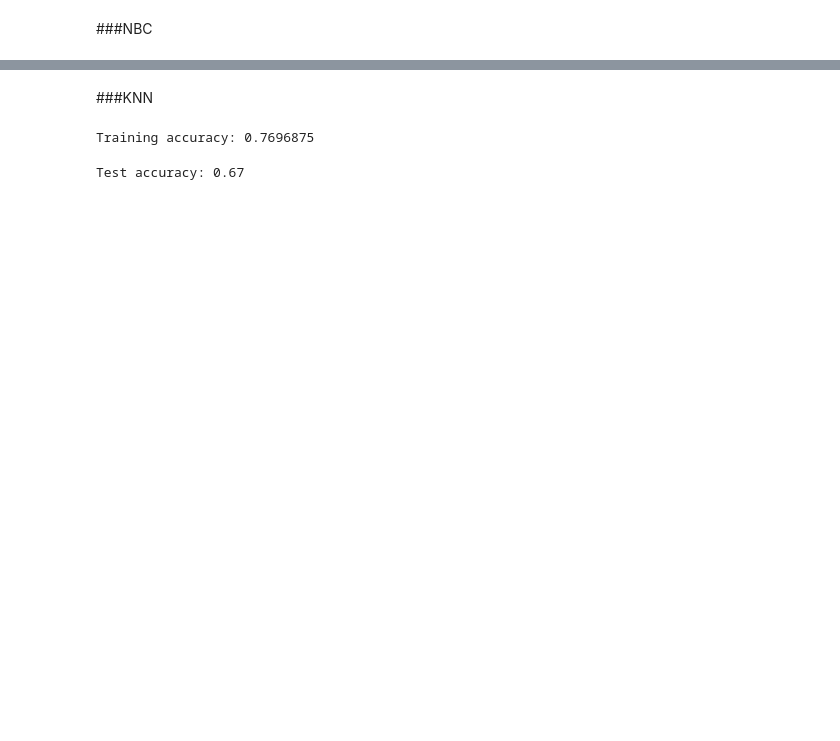
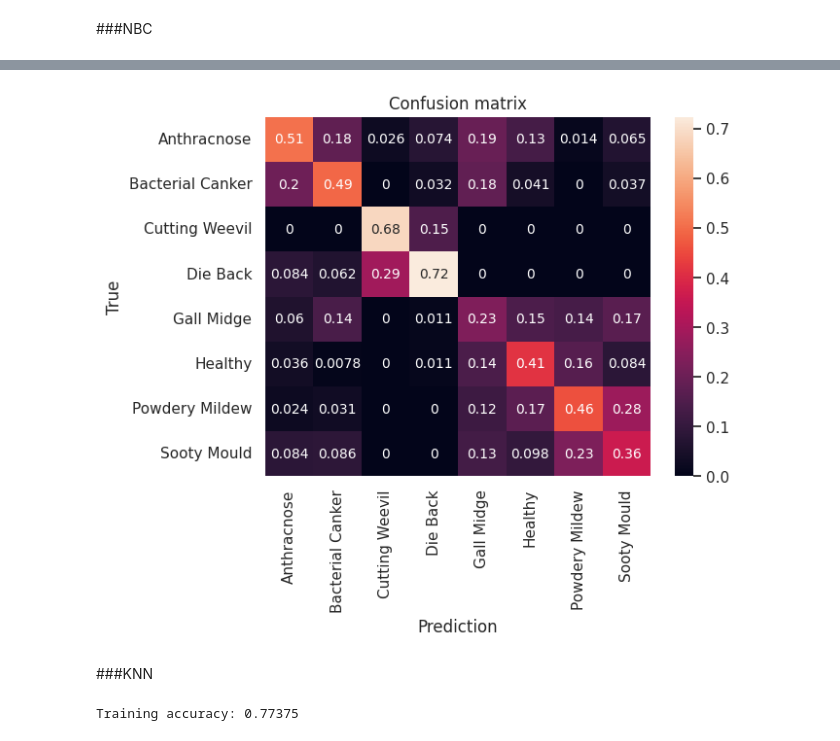
Before and after one commit to mayukhathumiki876/Maongo-Leaf-Disease-Image-Classification, a Jupyter notebook: Main_Project.ipynb, the cells around one changed output, grey strips where cells are left out. Cells and saved outputs as stored; diff of their text form; code cells hidden in the pictures; blank space fills up the shorter version.

```diff
--- a/Main_Project.ipynb
+++ b/Main_Project.ipynb
@@ -647,3 +662,14 @@ dfmnb
+# %%
+res = confusion_matrix(y_test, mnb_y_pred_test , normalize='pred')
+cm = pd.DataFrame(res, class_names, class_names)
+sns.set(font_scale=1)
+ax=plt.subplot()
+sns.heatmap(cm, annot=True, annot_kws={"size": 10})
+ax.set_xlabel('Prediction');ax.set_ylabel('True');
+ax.set_title('Confusion matrix');
+plt.show()
+# %% [output]
+[figure, added]
 # %% [markdown]
 ###KNN
 # %%
@@ -651,59 +677,3 @@ import cv2
 import numpy as np
 from sklearn.neighbors import KNeighborsClassifier
 from sklearn.metrics import accuracy_score
-# %%
-'''# Read the training data CSV file
-train = pd.read_csv('train.csv')
-
-# Read and resize the images, and store them in a list
-X_train = []
-for file_path in train['filename']:
-    img = cv2.imread(file_path)
-    img = cv2.resize(img, (128, 128))
-    X_train.append(img.reshape(-1))
-
-# Convert the list of images to a NumPy array
-X_train = np.array(X_train)
-
-# Get the labels for the training data
-y_train = train['label']
-'''
-# Initialize a KNN classifier
-knn_clf = KNeighborsClassifier(n_neighbors=5)
-
-# Train the classifier on the training data
-knn_clf.fit(X_train, y_train)
-
-# Predict the labels for the training data
-y_pred_train = knn_clf.predict(X_train)
-
-# Evaluate the accuracy of the classifier
-acc_train = accuracy_score(y_train, y_pred_train)
-print('Training accuracy:', acc_train)
-# %% [output]
-Training accuracy: 0.7696875
-# %%
-'''#Read the test data CSV file
-test = pd.read_csv('test.csv')
-
-#Read and resize the images, and store them in a list
-X_test = []
-for file_path in test['filename']:
-  img = cv2.imread(file_path)
-  img = cv2.resize(img, (128, 128))
-  X_test.append(img.reshape(-1))
-
-#Convert the list of images to a NumPy array
-X_test = np.array(X_test)
-
-#Get the labels for the test data
-y_test = test['label']
-'''
-#Predict the labels for the test data
-y_pred_test = knn_clf.predict(X_test)
-
-#Evaluate the accuracy of the classifier
-acc_test = accuracy_score(y_test, y_pred_test)
-print('Test accuracy:', acc_test)
-# %% [output]
-Test accuracy: 0.67
@@ -709,0 +689,6 @@ Test accuracy: 0.67
+# %%
+# Evaluate the accuracy of the classifier
+knn_acc_train = accuracy_score(y_train, knn_y_pred_train)
+print('Training accuracy:', knn_acc_train)
+# %% [output]
+Training accuracy: 0.77375
```
Also changed, not shown: parts of 43 cells of this notebook.
